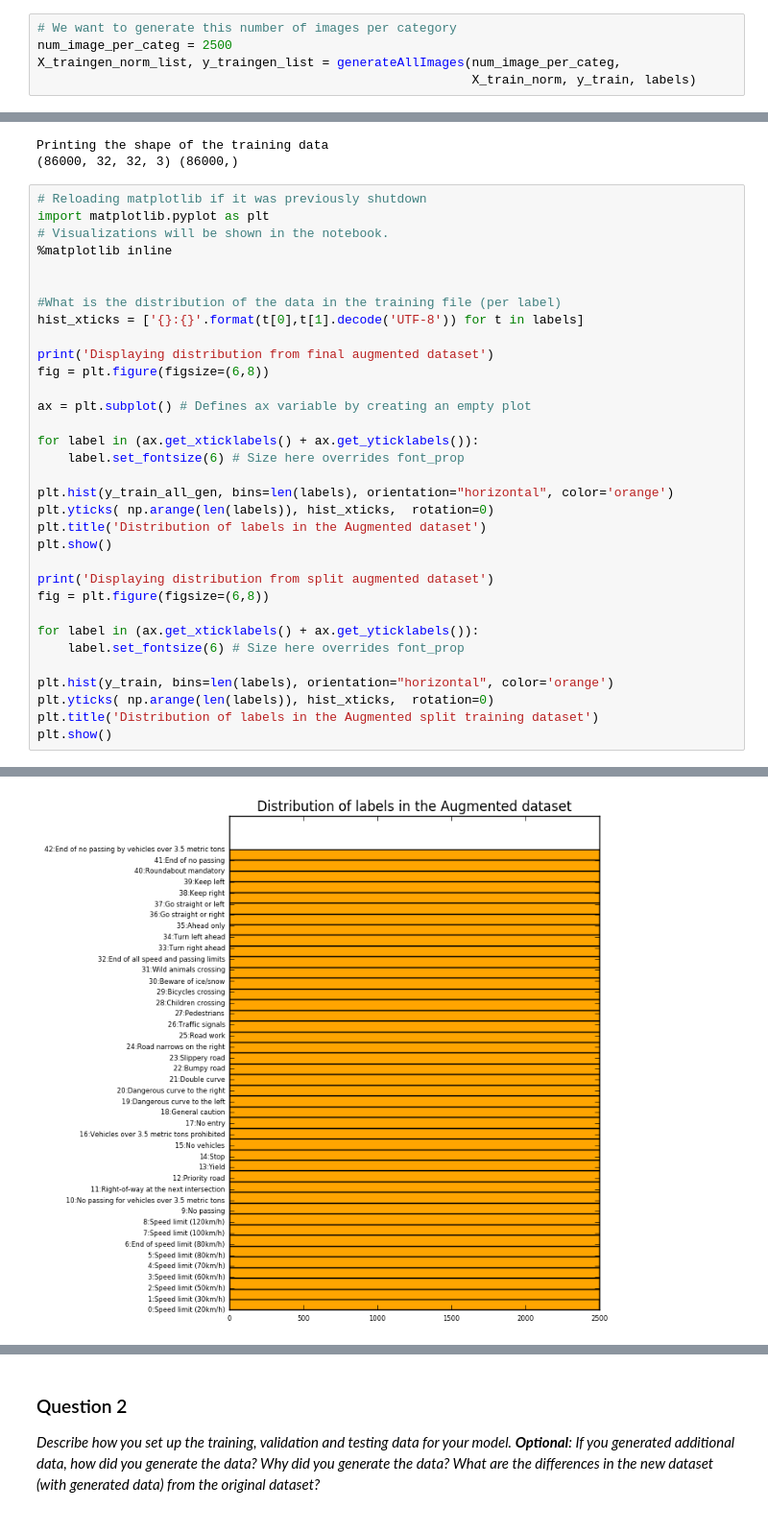
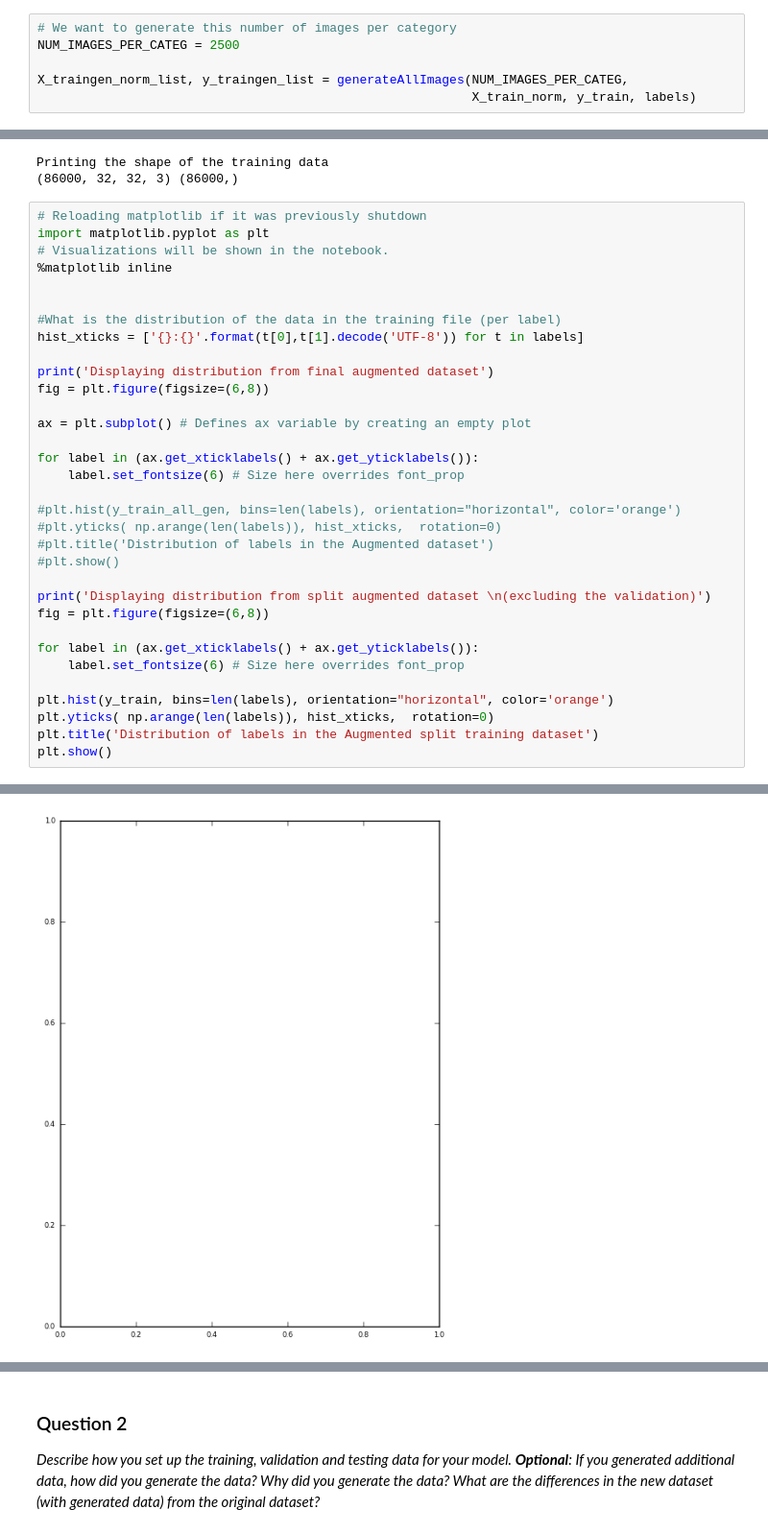
Before and after one commit to rdjondo/CarND-Traffic-Sign-Classifier-Project, a Jupyter notebook: Traffic_Sign_Classifier.ipynb, the cells around one changed output, grey strips where cells are left out. Shown at 96% size. Cells and saved outputs as stored; diff of their text form.

```diff
--- a/Traffic_Sign_Classifier.ipynb
+++ b/Traffic_Sign_Classifier.ipynb
@@ -399,8 +399,9 @@ def generateAllImages(num_image_per_categ, X_train_norm, y_train, labels):
     return X_traingen_norm_list, y_traingen_list
 # %%
 # We want to generate this number of images per category
-num_image_per_categ = 2500
-X_traingen_norm_list, y_traingen_list = generateAllImages(num_image_per_categ,
+NUM_IMAGES_PER_CATEG = 2500
+
+X_traingen_norm_list, y_traingen_list = generateAllImages(NUM_IMAGES_PER_CATEG,
                                                           X_train_norm, y_train, labels)
 # %% [output]
 Number of training images per label
@@ -518,12 +519,12 @@ ax = plt.subplot() # Defines ax variable by creating an empty plot
 for label in (ax.get_xticklabels() + ax.get_yticklabels()):
     label.set_fontsize(6) # Size here overrides font_prop
 
-plt.hist(y_train_all_gen, bins=len(labels), orientation="horizontal", color='orange')
-plt.yticks( np.arange(len(labels)), hist_xticks,  rotation=0)
-plt.title('Distribution of labels in the Augmented dataset')
-plt.show()
+#plt.hist(y_train_all_gen, bins=len(labels), orientation="horizontal", color='orange')
+#plt.yticks( np.arange(len(labels)), hist_xticks,  rotation=0)
+#plt.title('Distribution of labels in the Augmented dataset')
+#plt.show()
 
-print('Displaying distribution from split augmented dataset')
+print('Displaying distribution from split augmented dataset \n(excluding the validation)')
 fig = plt.figure(figsize=(6,8))
 
 for label in (ax.get_xticklabels() + ax.get_yticklabels()):
@@ -538 +541 @@ Displaying distribution from final augmented dataset
-[figure, old version]
+[figure, new version]
```
Also changed, not shown: parts of 18 cells of this notebook.
